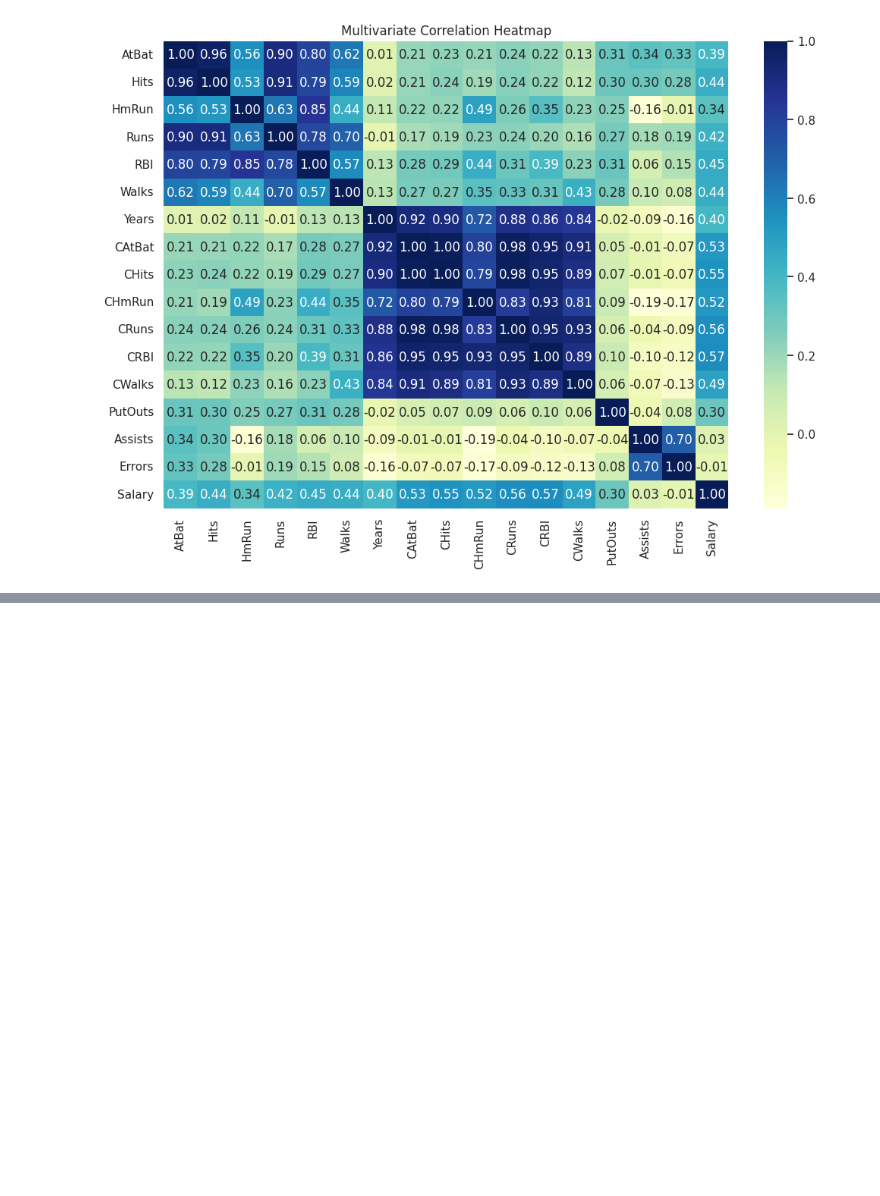
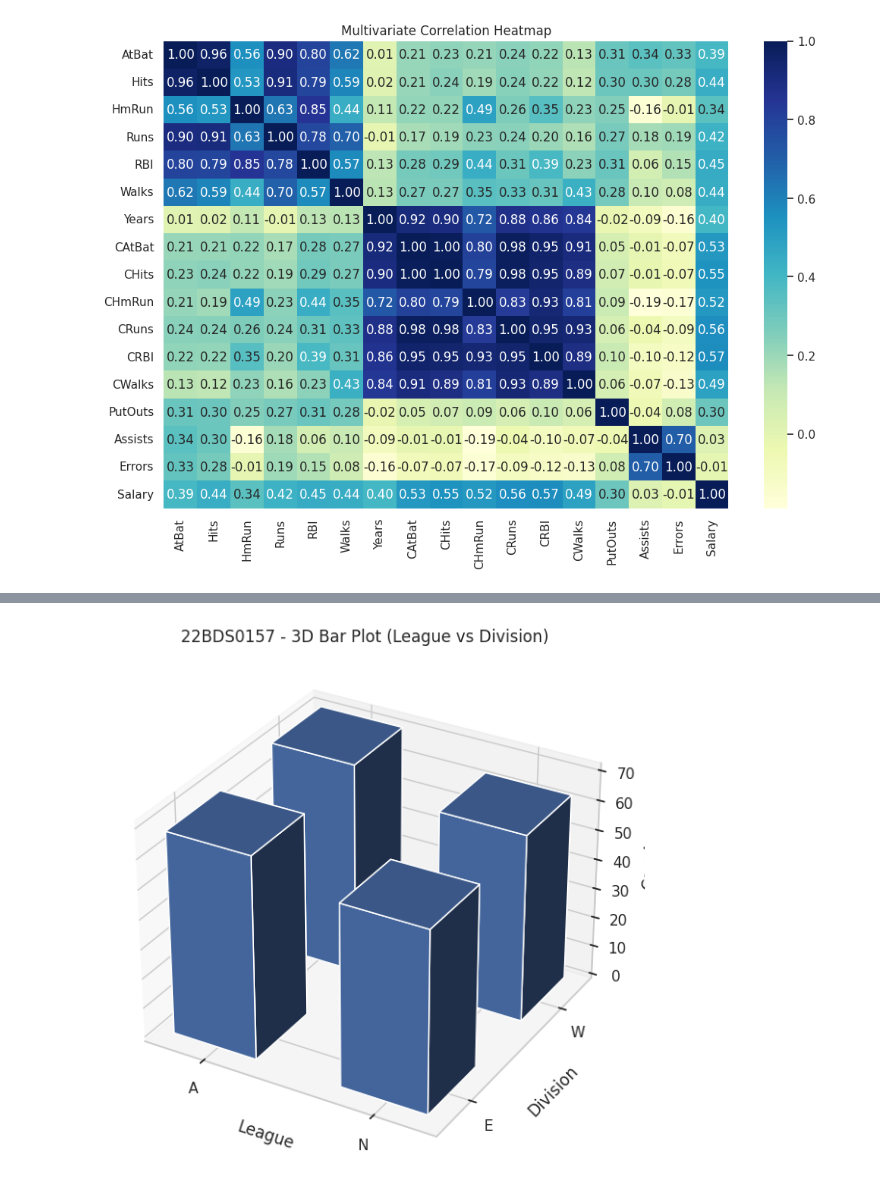
Before and after one commit to utkarshzy/EDA_project_22BDS0157, a Jupyter notebook: 22BDS0157.ipynb, the cells around one changed output, grey strips where cells are left out. Cells and saved outputs as stored; diff of their text form; code cells hidden in the pictures; blank space fills up the shorter version.

```diff
--- a/22BDS0157.ipynb
+++ b/22BDS0157.ipynb
@@ -160,0 +415,40 @@ plt.show()
+# %%
+# 3D Bar Plot (Categorical Distribution)
+
+import numpy as np
+from mpl_toolkits.mplot3d import Axes3D
+
+# Contingency table: League vs Division
+bar3d = pd.crosstab(df['League'], df['Division'])
+
+# Prepare grid positions
+_x = np.arange(len(bar3d.index))
+_y = np.arange(len(bar3d.columns))
+_xx, _yy = np.meshgrid(_x, _y, indexing="ij")
+
+x, y = _xx.ravel(), _yy.ravel()
+z = np.zeros_like(x)
+
+# Heights of bars
+dz = bar3d.values.ravel()
+
+# Plot
+fig = plt.figure(figsize=(10,7))
+ax = fig.add_subplot(111, projection='3d')
+
+ax.bar3d(x, y, z, dx=0.5, dy=0.5, dz=dz, shade=True)
+
+# Axis labels
+ax.set_xticks(_x + 0.25)
+ax.set_xticklabels(bar3d.index)
+ax.set_yticks(_y + 0.25)
+ax.set_yticklabels(bar3d.columns)
+
+ax.set_xlabel("League")
+ax.set_ylabel("Division")
+ax.set_zlabel("Count")
+ax.set_title("22BDS0157 - 3D Bar Plot (League vs Division)")
+
+plt.show()
+# %% [output]
+[figure, added]
```
Also changed, not shown: parts of 21 cells of this notebook.
